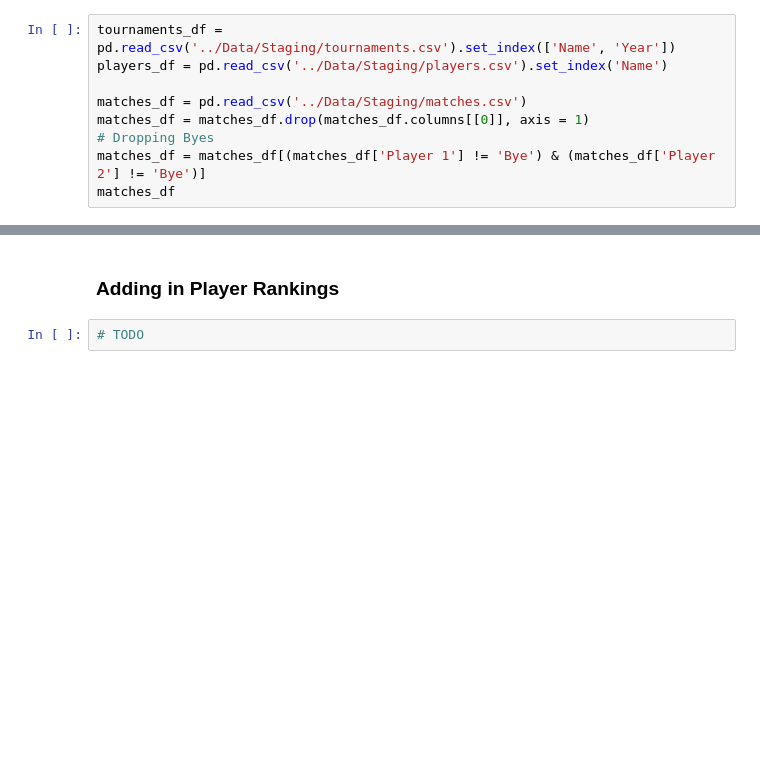
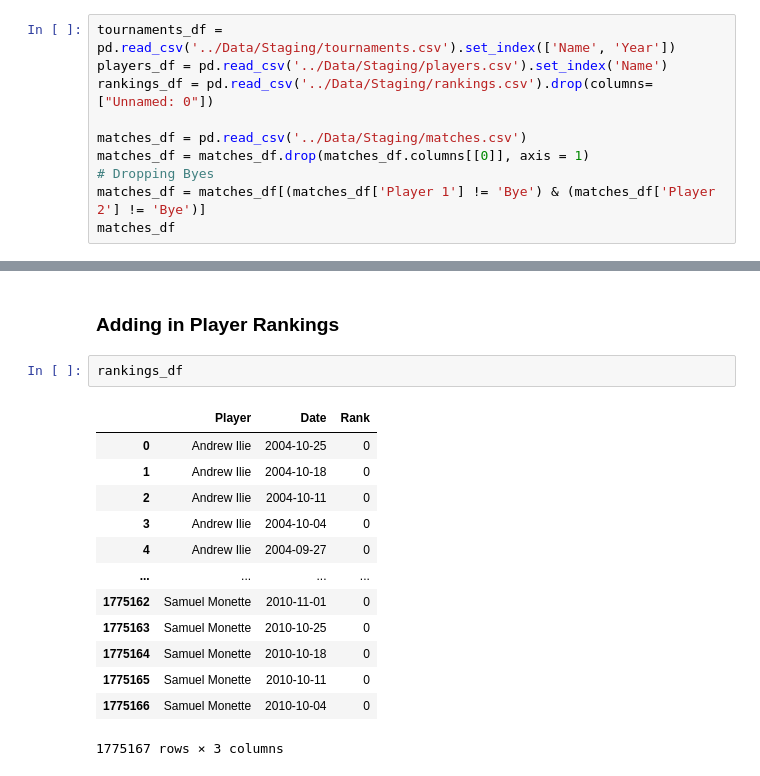
Before and after one commit to AmanPatel117/Tennis-Analytics-Project, a Jupyter notebook: Notebooks/feature_engineering.ipynb, the cells around one changed output, grey strips where cells are left out. Cells and saved outputs as stored; diff of their text form; blank space fills up the shorter version.

Commit message:
Added in player rankings

```diff
--- a/Notebooks/feature_engineering.ipynb
+++ b/Notebooks/feature_engineering.ipynb
@@ -13,6 +13,7 @@ import sys
 # %%
 tournaments_df = pd.read_csv('../Data/Staging/tournaments.csv').set_index(['Name', 'Year'])
 players_df = pd.read_csv('../Data/Staging/players.csv').set_index('Name')
+rankings_df = pd.read_csv('../Data/Staging/rankings.csv').drop(columns=["Unnamed: 0"])
 
 matches_df = pd.read_csv('../Data/Staging/matches.csv')
 matches_df = matches_df.drop(matches_df.columns[[0]], axis = 1)
@@ -231,5 +232,19 @@ matches_df.head()
 | 4 | Bohdan Ulihrach | Yevgeny Kafelnikov | Bohdan Ulihrach | Doha | Quarter-Finals | 2001 | 2001-01-01 | 2001-01-07 | Hard | ... |
 # %% [markdown]
 ### Adding in Player Rankings
-# %%
-# TODO
+# %%
+rankings_df
+# %% [output]
+|  | Player | Date | Rank |
+| 0 | Andrew Ilie | 2004-10-25 | 0 |
+| 1 | Andrew Ilie | 2004-10-18 | 0 |
+| 2 | Andrew Ilie | 2004-10-11 | 0 |
+| 3 | Andrew Ilie | 2004-10-04 | 0 |
+| 4 | Andrew Ilie | 2004-09-27 | 0 |
+| ... | ... | ... | ... |
+| 1775162 | Samuel Monette | 2010-11-01 | 0 |
+| 1775163 | Samuel Monette | 2010-10-25 | 0 |
+| 1775164 | Samuel Monette | 2010-10-18 | 0 |
+| 1775165 | Samuel Monette | 2010-10-11 | 0 |
+| 1775166 | Samuel Monette | 2010-10-04 | 0 |
+1775167 rows × 3 columns
```
Also changed, not shown: parts of 2 cells of this notebook.
